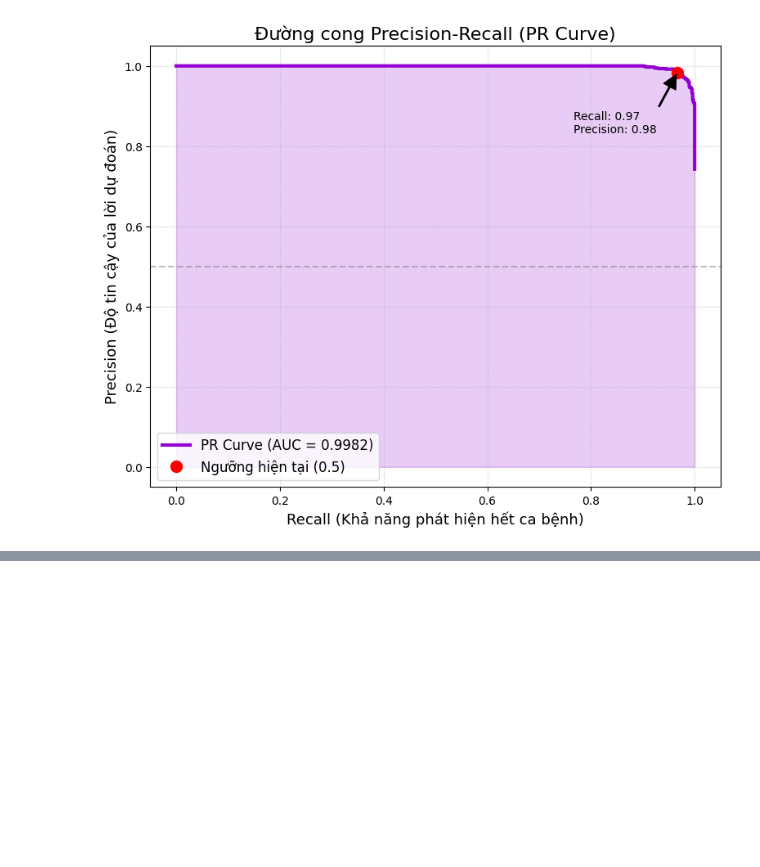
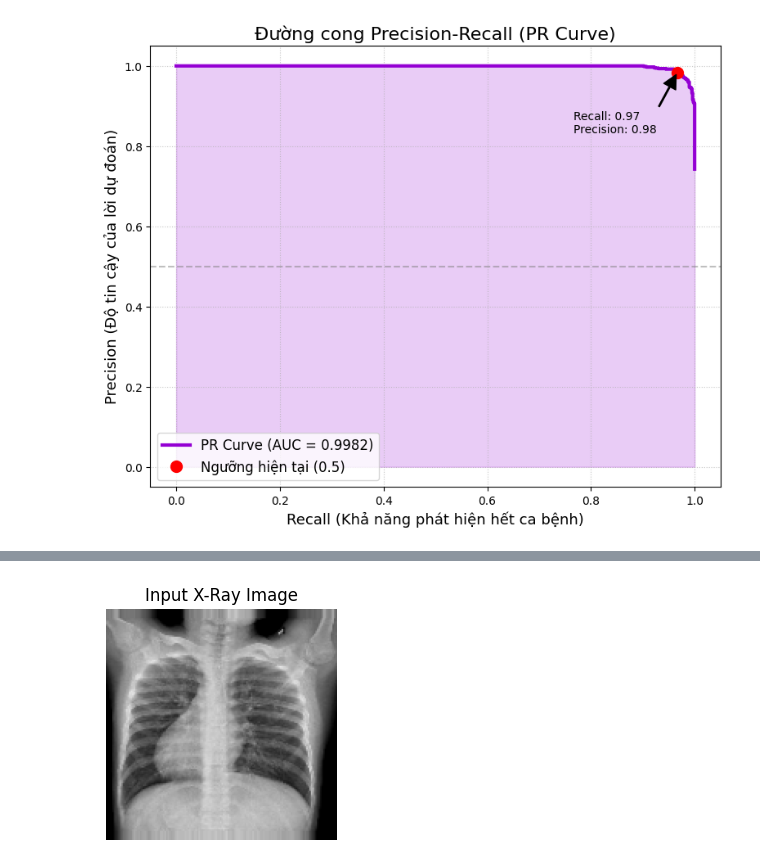
Before and after one commit to thuynguyenhuit/hocsau, a Jupyter notebook: Nhan_dien_benh_phoi_bang_mo_hinh_CNN.ipynb, the cells around one changed output, grey strips where cells are left out. Saved outputs shown, nothing was run; the diff lists cells and outputs as text; code cells hidden in the pictures; blank space fills up the shorter version.

```diff
--- a/Nhan_dien_benh_phoi_bang_mo_hinh_CNN.ipynb
+++ b/Nhan_dien_benh_phoi_bang_mo_hinh_CNN.ipynb
@@ -315,0 +440,88 @@ plt.show()
+# %%
+import numpy as np
+import matplotlib.pyplot as plt
+from tensorflow.keras.models import Model
+from tensorflow.keras.layers import Input
+
+# --- BƯỚC 1: CHUẨN BỊ DỮ LIỆU ---
+# Lấy 1 ảnh mẫu từ eval_generator (hoặc validation_generator của bạn)
+eval_generator.reset()
+img_batch, label_batch = next(eval_generator)
+sample_img = img_batch[0]
+img_tensor = np.expand_dims(sample_img, axis=0)
+
+# --- BƯỚC 2: XÂY DỰNG MÔ HÌNH PHỤ (FIX LỖI ATTRIBUTEERROR) ---
+input_shape = (150, 150, 3)
+new_input = Input(shape=input_shape)
+x = new_input
+layer_outputs = []
+conv_layer_names = []
+
+# Duyệt qua các lớp của mô hình gốc để tái cấu trúc mô hình phụ
+for layer in model.layers:
+    x = layer(x)
+    if 'conv' in layer.name.lower():
+        layer_outputs.append(x)
+        conv_layer_names.append(layer.name)
+
+visualization_model = Model(inputs=new_input, outputs=layer_outputs)
+
+# --- BƯỚC 3: DỰ ĐOÁN FEATURE MAPS ---
+feature_maps = visualization_model.predict(img_tensor)
+
+# --- BƯỚC 4: VẼ TRỰC QUAN HÓA THEO ĐỊNH DẠNG BÁO CÁO ---
+def plot_final_feature_maps(fmaps, names, max_maps=12):
+    # Cấu hình màu sắc và chú thích cho từng tầng
+    colors = ['#FFD700', '#9B59B6', '#2ECC71'] # Vàng, Tím, Xanh lá
+    desc = [
+        "LOW-LEVEL: Cạnh, đường nét, xương sườn",
+        "MID-LEVEL: Kết cấu, vùng nhu mô phổi",
+        "HIGH-LEVEL: Đặc trưng bệnh lý trừu tượng"
+    ]
+
+    for i, (fmap, name) in enumerate(zip(fmaps, names)):
+        n_features = min(fmap.shape[-1], max_maps)
+        rows = int(np.ceil(n_features / 4))
+
+        # Tạo khung hình cho mỗi lớp
+        fig, axes = plt.subplots(rows, 4, figsize=(16, rows * 3.5))
+        fig.patch.set_facecolor('#F8F9FA')
+
+        # Tiêu đề lớn cho cụm lớp
+        plt.suptitle(f"FEATURE MAP HIERARCHY — {name.upper()}\n{desc[i]}",
+                     fontsize=18, fontweight='bold', color=colors[i % 3], y=1.05)
+
+        for j in range(rows * 4):
+            ax = axes.flatten()[j]
+            if j < n_features:
+                fm = fmap[0, :, :, j]
+                # Chuẩn hóa pixel về [0, 1] để hiển thị rõ nhất
+                fm = (fm - fm.min()) / (fm.max() - fm.min() + 1e-8)
+
+                ax.imshow(fm, cmap='viridis')
+                ax.set_title(f"Map {j+1}", fontsize=10, fontweight='bold')
+
+                # Thêm khung viền màu sắc
+                for spine in ax.spines.values():
+                    spine.set_edgecolor(colors[i % 3])
+                    spine.set_linewidth(3)
+                    spine.set_visible(True)
+            else:
+                ax.axis('off') # Ẩn các ô thừa
+
+            ax.set_xticks([])
+            ax.set_yticks([])
+
+        plt.tight_layout()
+        plt.show()
+
+# Hiển thị ảnh gốc trước
+plt.figure(figsize=(3, 3))
+plt.imshow(sample_img)
+plt.title("Input X-Ray Image")
+plt.axis('off')
+plt.show()
+
+# Thực thi vẽ Feature Maps
+plot_final_feature_maps(feature_maps, conv_layer_names)
+# %% [output]
@@ -315,0 +530 @@ plt.show()
+[figure, added]
```
Also changed, not shown: parts of 3 cells of this notebook.
